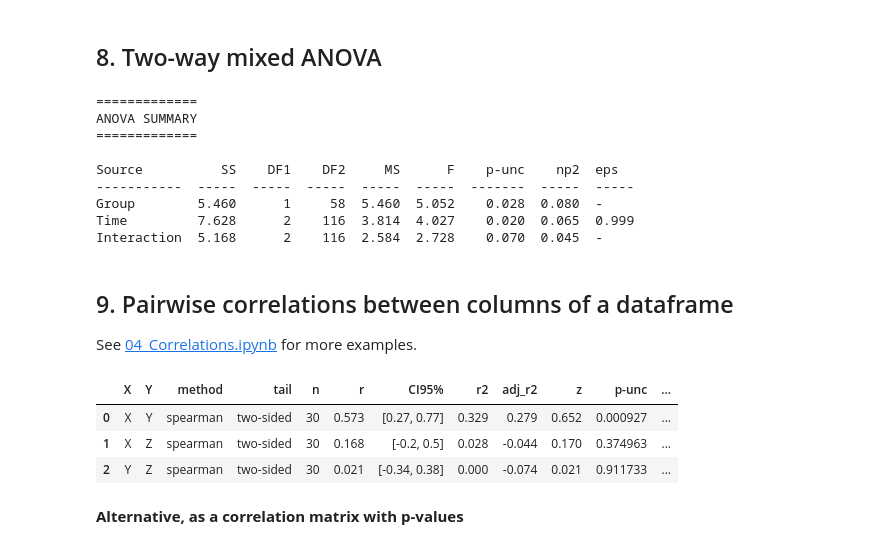
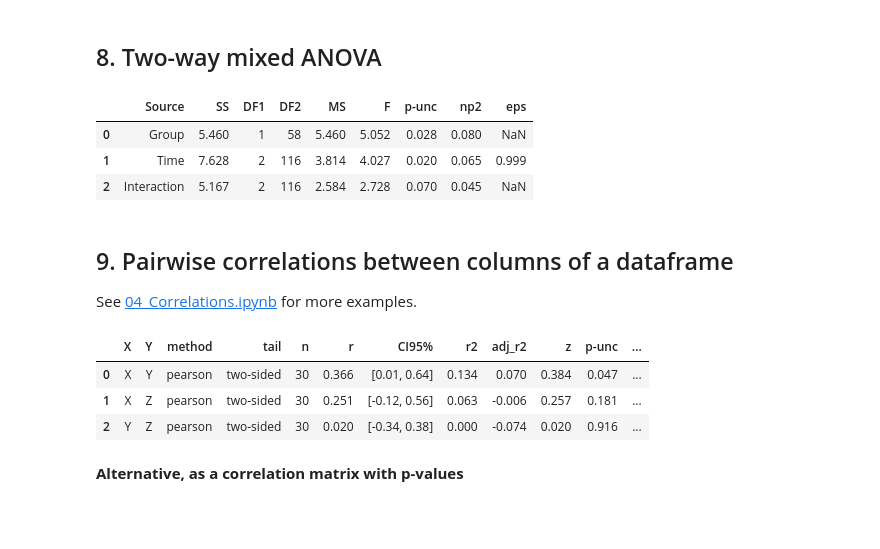
Before and after one commit to raphaelvallat/pingouin, a Jupyter notebook: notebooks/00_QuickStart.ipynb, the cells around one changed output. Saved outputs shown, nothing was run; the diff lists cells and outputs as text; code cells hidden in the pictures; blank space fills up the shorter version.

Commit message:
MAJOR: Disabled rounding of float in output

```diff
--- a/notebooks/00_QuickStart.ipynb
+++ b/notebooks/00_QuickStart.ipynb
@@ -98,17 +98,12 @@ pg.pairwise_ttests(data=df, dv='Scores', within='Time', subject='Subject',
 # %%
 aov = pg.mixed_anova(data=df, dv='Scores', between='Group', within='Time',
                        subject='Subject', correction=False)
-pg.print_table(aov)
+aov.round(3)
 # %% [output]
-=============
-ANOVA SUMMARY
-=============
-
-Source          SS    DF1    DF2     MS      F    p-unc    np2  eps
------------  -----  -----  -----  -----  -----  -------  -----  -----
-Group        5.460      1     58  5.460  5.052    0.028  0.080  -
-Time         7.628      2    116  3.814  4.027    0.020  0.065  0.999
-Interaction  5.168      2    116  2.584  2.728    0.070  0.045  -
+|  | Source | SS | DF1 | DF2 | MS | F | p-unc | np2 | eps |
+| 0 | Group | 5.460 | 1 | 58 | 5.460 | 5.052 | 0.028 | 0.080 | NaN |
+| 1 | Time | 7.628 | 2 | 116 | 3.814 | 4.027 | 0.020 | 0.065 | 0.999 |
+| 2 | Interaction | 5.167 | 2 | 116 | 2.584 | 2.728 | 0.070 | 0.045 | NaN |
 # %% [markdown]
 ## 9. Pairwise correlations between columns of a dataframe
 
@@ -116,15 +111,15 @@ See [04_Correlations.ipynb](04_Correlations.ipynb) for more examples.
 # %%
 np.random.seed(123)
 z = np.random.normal(5, 1, 30)
 data = pd.DataFrame({'X': x, 'Y': y, 'Z': z})
 
-# Pairwise correlation sorted from largest to smallest R2
-pg.pairwise_corr(data, columns=['X', 'Y', 'Z'], method='spearman').sort_values(by=['r2'], ascending=False)
+# Pairwise correlations
+pg.pairwise_corr(data, columns=['X', 'Y', 'Z'], method='pearson').round(3)
 # %% [output]
 |  | X | Y | method | tail | n | r | CI95% | r2 | adj_r2 | z | p-unc | ... |
-| 0 | X | Y | spearman | two-sided | 30 | 0.573 | [0.27, 0.77] | 0.329 | 0.279 | 0.652 | 0.000927 | ... |
-| 1 | X | Z | spearman | two-sided | 30 | 0.168 | [-0.2, 0.5] | 0.028 | -0.044 | 0.170 | 0.374963 | ... |
-| 2 | Y | Z | spearman | two-sided | 30 | 0.021 | [-0.34, 0.38] | 0.000 | -0.074 | 0.021 | 0.911733 | ... |
+| 0 | X | Y | pearson | two-sided | 30 | 0.366 | [0.01, 0.64] | 0.134 | 0.070 | 0.384 | 0.047 | ... |
+| 1 | X | Z | pearson | two-sided | 30 | 0.251 | [-0.12, 0.56] | 0.063 | -0.006 | 0.257 | 0.181 | ... |
+| 2 | Y | Z | pearson | two-sided | 30 | 0.020 | [-0.34, 0.38] | 0.000 | -0.074 | 0.020 | 0.916 | ... |
 # %% [markdown]
 **Alternative, as a correlation matrix with p-values**
 # %%
```
Also changed, not shown: parts of 6 cells of this notebook, 30 other files.
